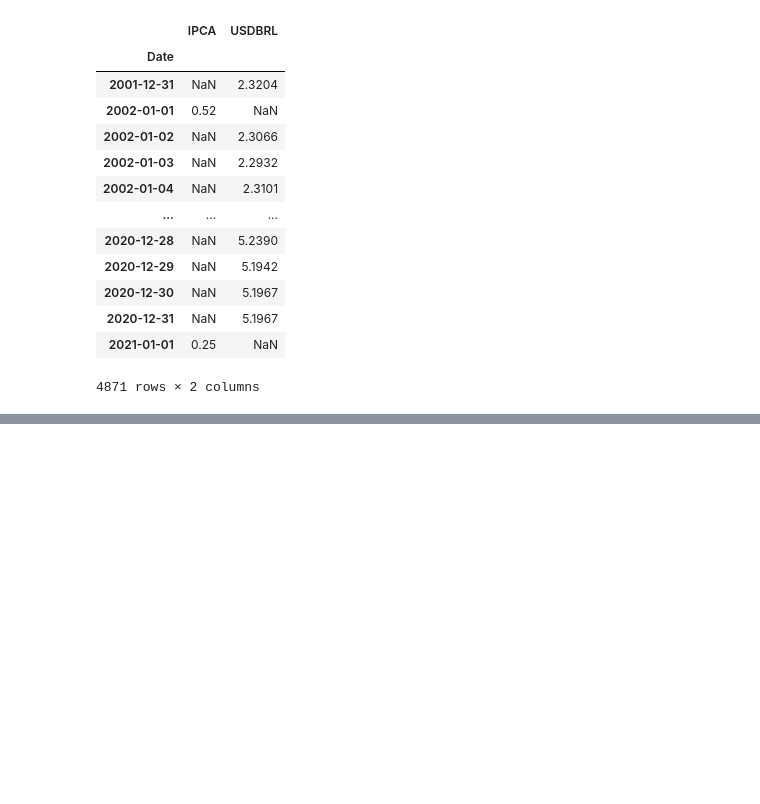
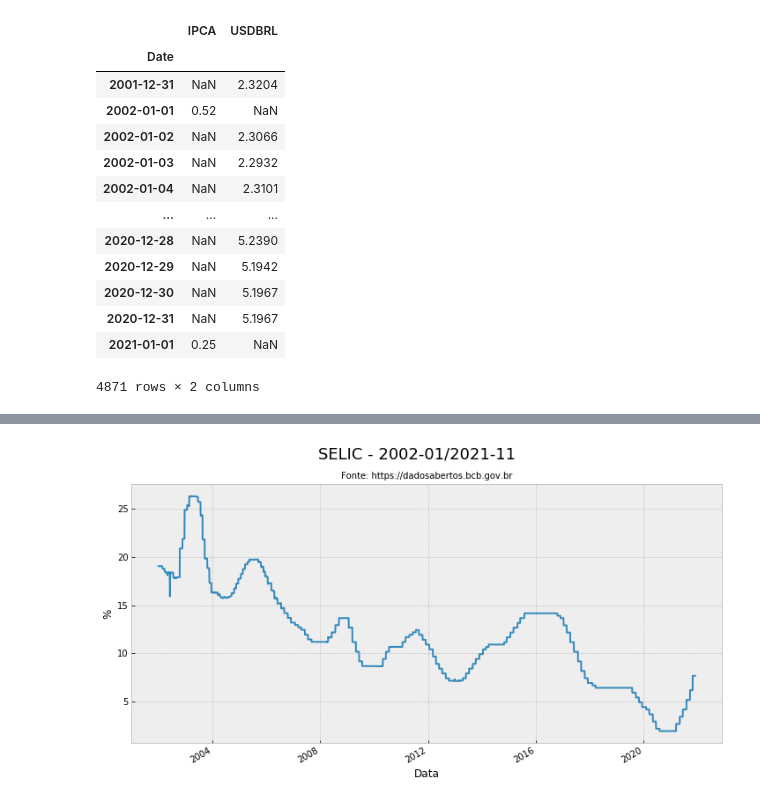
Before and after one commit to wilsonfreitas/python-bcb, a Jupyter notebook: notebooks/sgs get series.ipynb, the cells around one changed output, grey strips where cells are left out. Saved outputs shown, nothing was run; the diff lists cells and outputs as text; code cells hidden in the pictures; blank space fills up the shorter version.

```diff
--- a/notebooks/sgs get series.ipynb
+++ b/notebooks/sgs get series.ipynb
@@ -81,0 +118,11 @@ df
+# %%
+df = sgs.get({'SELIC': 1178}, start='2002-01-01', end= '2021-11-30')
+# %%
+df.plot(figsize=(12,6))
+plt.title('Fonte: https://dadosabertos.bcb.gov.br', fontsize=10)
+plt.suptitle('SELIC - 2002-01/2021-11', fontsize=18)
+plt.xlabel('Data')
+plt.ylabel('%')
+plt.legend().set_visible(False)
+# %% [output]
+[figure, added]
```
Also changed, not shown: parts of 13 cells of this notebook, 4 other files.
